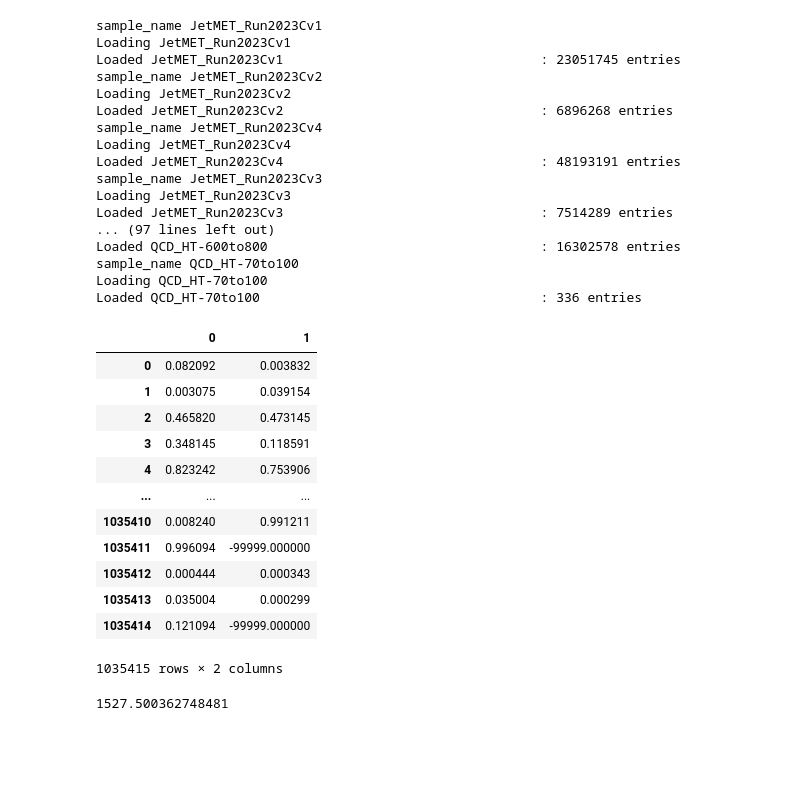
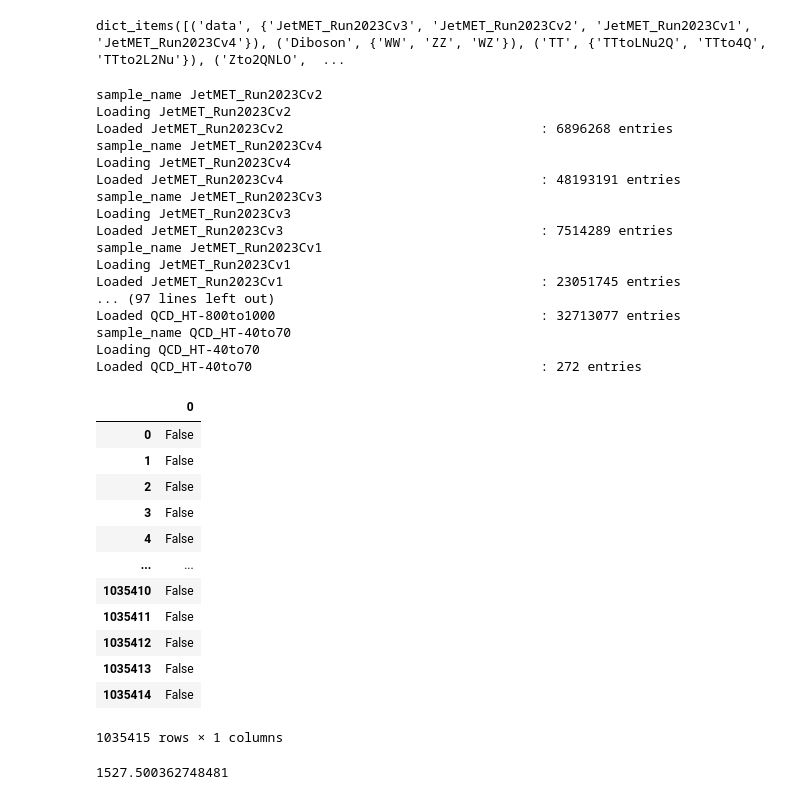
Before and after one commit to cmantill/hpt, a Jupyter notebook: mSDplot.ipynb, the cells around one changed output. Saved outputs shown, nothing was run; the diff lists cells and outputs as text; code cells hidden in the pictures; blank space fills up the shorter version.

```diff
--- a/mSDplot.ipynb
+++ b/mSDplot.ipynb
@@ -127,7 +176,16 @@ load_columns = [
     #("ak8FatJetPNetMass", 2),
     ("ak8FatJetPNetTXbb", 2),
     ("ak8FatJetPNetTXjj", 2),
+    ("ak8FatJetPt", 2),
+    ("AK8PFJet250_SoftDropMass40_PFAK8ParticleNetBB0p35", 1), # for 2022 and a small fraction of 2023
+    ("AK8PFJet230_SoftDropMass40_PNetBB0p06", 1), #new for 2023
+    ("AK8PFJet400_SoftDropMass40", 1),
+    ("AK8PFJet425_SoftDropMass40", 1),
 ]
+# %%
+samples.items()
+# %% [output]
+dict_items([('data', {'JetMET_Run2023Cv3', 'JetMET_Run2023Cv2', 'JetMET_Run2023Cv1', 'JetMET_Run2023Cv4'}), ('Diboson', {'WW', 'ZZ', 'WZ'}), ('TT', {'TTtoLNu2Q', 'TTto4Q', 'TTto2L2Nu'}), ('Zto2QNLO',  ...
 # %%
 events_dict = {}
 
@@ -147,9 +205,6 @@ for process, sample_list in samples.items():
             ),
         }
 # %% [output]
-sample_name JetMET_Run2023Cv1
-Loading JetMET_Run2023Cv1
-Loaded JetMET_Run2023Cv1                                 : 23051745 entries
 sample_name JetMET_Run2023Cv2
 Loading JetMET_Run2023Cv2
 Loaded JetMET_Run2023Cv2                                 : 6896268 entries
@@ -159,27 +214,30 @@ Loaded JetMET_Run2023Cv4                                 : 48193191 entries
 sample_name JetMET_Run2023Cv3
 Loading JetMET_Run2023Cv3
 Loaded JetMET_Run2023Cv3                                 : 7514289 entries
+sample_name JetMET_Run2023Cv1
+Loading JetMET_Run2023Cv1
+Loaded JetMET_Run2023Cv1                                 : 23051745 entries
 ... (97 lines left out)
-Loaded QCD_HT-600to800                                   : 16302578 entries
-sample_name QCD_HT-70to100
-Loading QCD_HT-70to100
-Loaded QCD_HT-70to100                                    : 336 entries
+Loaded QCD_HT-800to1000                                  : 32713077 entries
+sample_name QCD_HT-40to70
+Loading QCD_HT-40to70
+Loaded QCD_HT-40to70                                     : 272 entries
 # %%
-events_dict["Zto2QNLO"]["Zto2Q-2Jets_PTQQ-600_1J"]["ak8FatJetPNetTXbb"]
+events_dict["Zto2QNLO"]["Zto2Q-2Jets_PTQQ-600_1J"]["AK8PFJet250_SoftDropMass40_PFAK8ParticleNetBB0p35"]
 # %% [output]
-|  | 0 | 1 |
-| 0 | 0.082092 | 0.003832 |
-| 1 | 0.003075 | 0.039154 |
-| 2 | 0.465820 | 0.473145 |
-| 3 | 0.348145 | 0.118591 |
-| 4 | 0.823242 | 0.753906 |
-| ... | ... | ... |
-| 1035410 | 0.008240 | 0.991211 |
-| 1035411 | 0.996094 | -99999.000000 |
-| 1035412 | 0.000444 | 0.000343 |
-| 1035413 | 0.035004 | 0.000299 |
-| 1035414 | 0.121094 | -99999.000000 |
+|  | 0 |
+| 0 | False |
+| 1 | False |
+| 2 | False |
+| 3 | False |
+| 4 | False |
+| ... | ... |
+| 1035410 | False |
+| 1035411 | False |
+| 1035412 | False |
+| 1035413 | False |
+| 1035414 | False |
-1035415 rows × 2 columns
+1035415 rows × 1 columns
 # %%
 events_dict["Zto2QNLO"]["Zto2Q-2Jets_PTQQ-600_1J"]["finalWeight"].sum()
 # %% [output]
```
Also changed, not shown: parts of 32 cells of this notebook, 2 other files.
